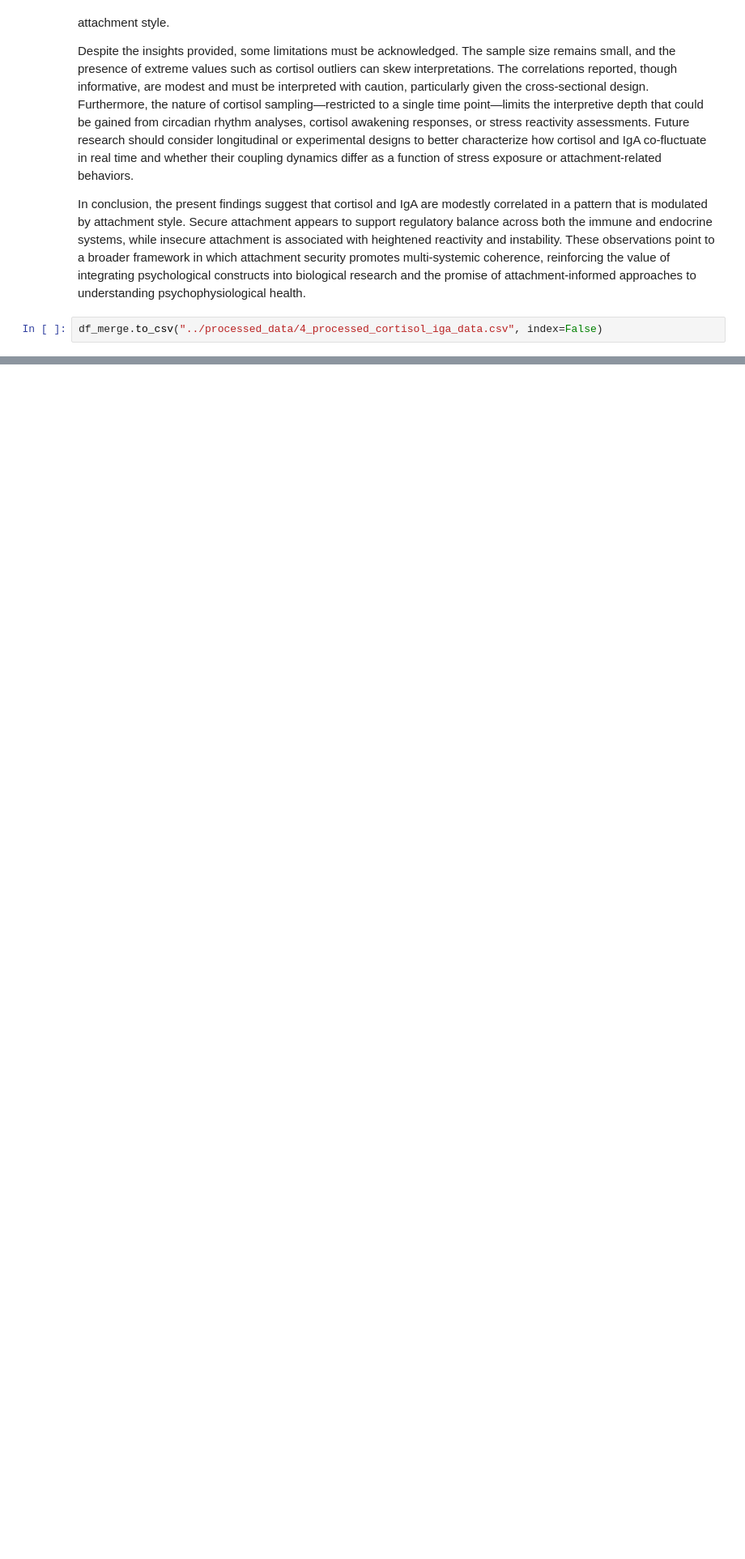
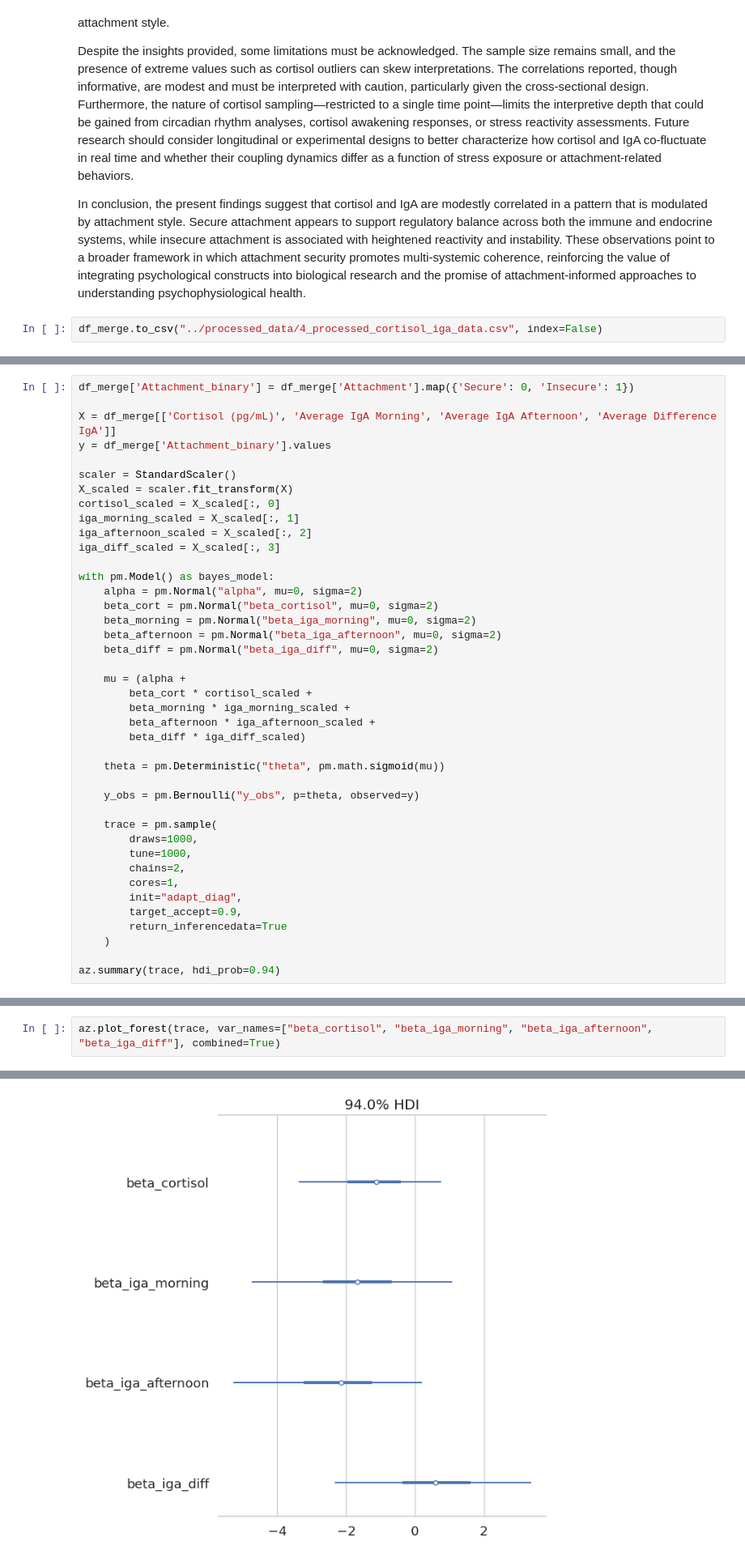
Before and after one commit to dMedinaO/IgA_attachment_analysis, a Jupyter notebook: scripts/5_descriptive_analysis_IgA_Cortisol.ipynb, the cells around one changed output, grey strips where cells are left out. Shown at 81% size. Drawn from its saved outputs; the diff is of its cells as text; blank space fills up the shorter version.

```diff
--- a/scripts/5_descriptive_analysis_IgA_Cortisol.ipynb
+++ b/scripts/5_descriptive_analysis_IgA_Cortisol.ipynb
@@ -375,0 +420,41 @@ df_merge.to_csv("../processed_data/4_processed_cortisol_iga_data.csv", index=Fal
+# %%
+df_merge['Attachment_binary'] = df_merge['Attachment'].map({'Secure': 0, 'Insecure': 1})
+
+X = df_merge[['Cortisol (pg/mL)', 'Average IgA Morning', 'Average IgA Afternoon', 'Average Difference IgA']]
+y = df_merge['Attachment_binary'].values
+
+scaler = StandardScaler()
+X_scaled = scaler.fit_transform(X)
+cortisol_scaled = X_scaled[:, 0]
+iga_morning_scaled = X_scaled[:, 1]
+iga_afternoon_scaled = X_scaled[:, 2]
+iga_diff_scaled = X_scaled[:, 3]
+
+with pm.Model() as bayes_model:
+    alpha = pm.Normal("alpha", mu=0, sigma=2)
+    beta_cort = pm.Normal("beta_cortisol", mu=0, sigma=2)
+    beta_morning = pm.Normal("beta_iga_morning", mu=0, sigma=2)
+    beta_afternoon = pm.Normal("beta_iga_afternoon", mu=0, sigma=2)
+    beta_diff = pm.Normal("beta_iga_diff", mu=0, sigma=2)
+
+    mu = (alpha +
+        beta_cort * cortisol_scaled +
+        beta_morning * iga_morning_scaled +
+        beta_afternoon * iga_afternoon_scaled +
+        beta_diff * iga_diff_scaled)
+
+    theta = pm.Deterministic("theta", pm.math.sigmoid(mu))
+
+    y_obs = pm.Bernoulli("y_obs", p=theta, observed=y)
+
+    trace = pm.sample(
+        draws=1000,
+        tune=1000,
+        chains=2,
+        cores=1,
+        init="adapt_diag",
+        target_accept=0.9,
+        return_inferencedata=True
+    )
+
+az.summary(trace, hdi_prob=0.94)
@@ -375,0 +482,3 @@ df_merge.to_csv("../processed_data/4_processed_cortisol_iga_data.csv", index=Fal
+# %%
+az.plot_forest(trace, var_names=["beta_cortisol", "beta_iga_morning", "beta_iga_afternoon", "beta_iga_diff"], combined=True)
+# %% [output]
@@ -375,0 +486 @@ df_merge.to_csv("../processed_data/4_processed_cortisol_iga_data.csv", index=Fal
+[figure, added]
```
Also changed, not shown: parts of 5 cells of this notebook, 1 other file.
